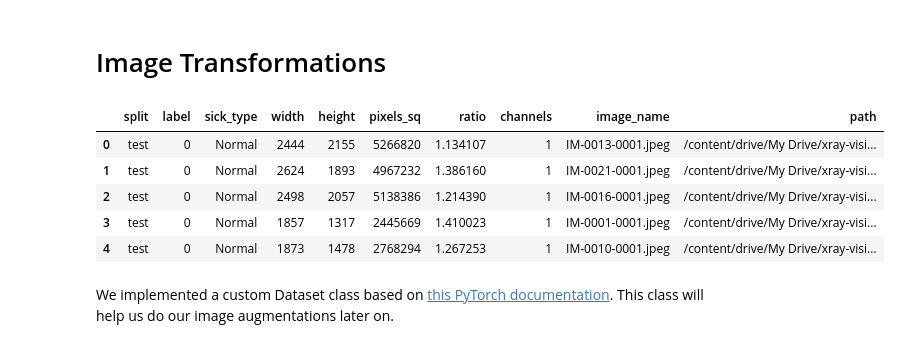
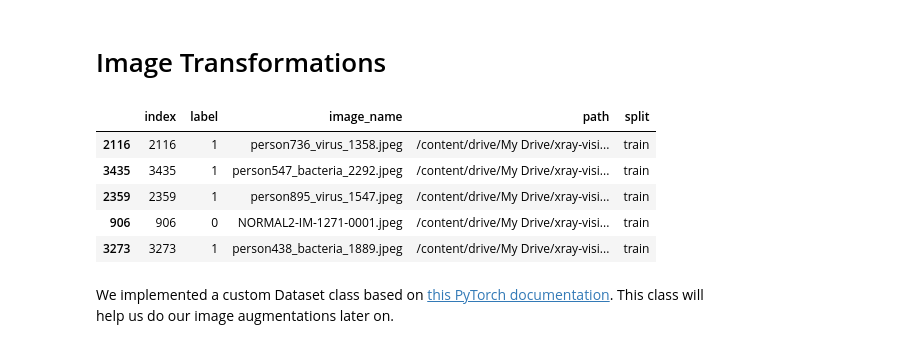
Before and after one commit to Jibbie17/xray, a Jupyter notebook: xray_vision_cnn.ipynb, the cells around one changed output. Cells and saved outputs as stored; diff of their text form; code cells hidden in the pictures.

Commit message:
Trouble shot new val data, issues one image objects

```diff
--- a/xray_vision_cnn.ipynb
+++ b/xray_vision_cnn.ipynb
@@ -18,5 +18,6 @@ drive.mount('/content/drive')
 # this might be subject to change depending on your g-drive file structure, but
 # I rec that you save te shared folder `xray-vision-ml-proj` under the same path here
 proj_folder_path = '/content/drive/My Drive/xray-vision-ml-proj/'
-data_folder_path = proj_folder_path + 'data/'
+data_folder_path = proj_folder_path + 'data-pooled-for-resplit/'
+data_csv_path = data_folder_path + "data.csv"
 # %% [output]
@@ -185,14 +247,15 @@ dtype: int64
 # %%
 # reload the data df
 df = pd.read_csv(data_csv_path)
-df.head()
+type(df["path"].head(5)[0])
+train.head(5)
 # %% [output]
-|  | split | label | sick_type | width | height | pixels_sq | ratio | channels | image_name | path |
-| 0 | test | 0 | Normal | 2444 | 2155 | 5266820 | 1.134107 | 1 | IM-0013-0001.jpeg | /content/drive/My Drive/xray-visi... |
-| 1 | test | 0 | Normal | 2624 | 1893 | 4967232 | 1.386160 | 1 | IM-0021-0001.jpeg | /content/drive/My Drive/xray-visi... |
-| 2 | test | 0 | Normal | 2498 | 2057 | 5138386 | 1.214390 | 1 | IM-0016-0001.jpeg | /content/drive/My Drive/xray-visi... |
-| 3 | test | 0 | Normal | 1857 | 1317 | 2445669 | 1.410023 | 1 | IM-0001-0001.jpeg | /content/drive/My Drive/xray-visi... |
-| 4 | test | 0 | Normal | 1873 | 1478 | 2768294 | 1.267253 | 1 | IM-0010-0001.jpeg | /content/drive/My Drive/xray-visi... |
+|  | index | label | image_name | path | split |
+| 2116 | 2116 | 1 | person736_virus_1358.jpeg | /content/drive/My Drive/xray-visi... | train |
+| 3435 | 3435 | 1 | person547_bacteria_2292.jpeg | /content/drive/My Drive/xray-visi... | train |
+| 2359 | 2359 | 1 | person895_virus_1547.jpeg | /content/drive/My Drive/xray-visi... | train |
+| 906 | 906 | 0 | NORMAL2-IM-1271-0001.jpeg | /content/drive/My Drive/xray-visi... | train |
+| 3273 | 3273 | 1 | person438_bacteria_1889.jpeg | /content/drive/My Drive/xray-visi... | train |
 # %% [markdown]
 We implemented a custom Dataset class based on [this PyTorch documentation](https://pytorch.org/tutorials/beginner/basics/data_tutorial.html#creating-a-custom-dataset-for-your-files). This class will help us do our image augmentations later on.
 # %%
```
Also changed, not shown: parts of 26 cells of this notebook.
